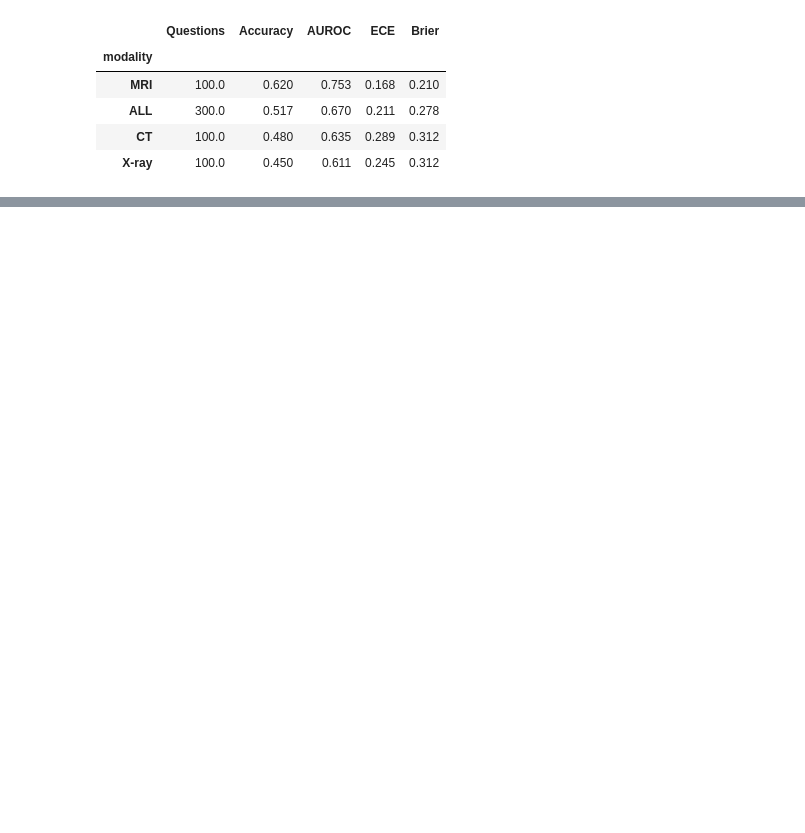
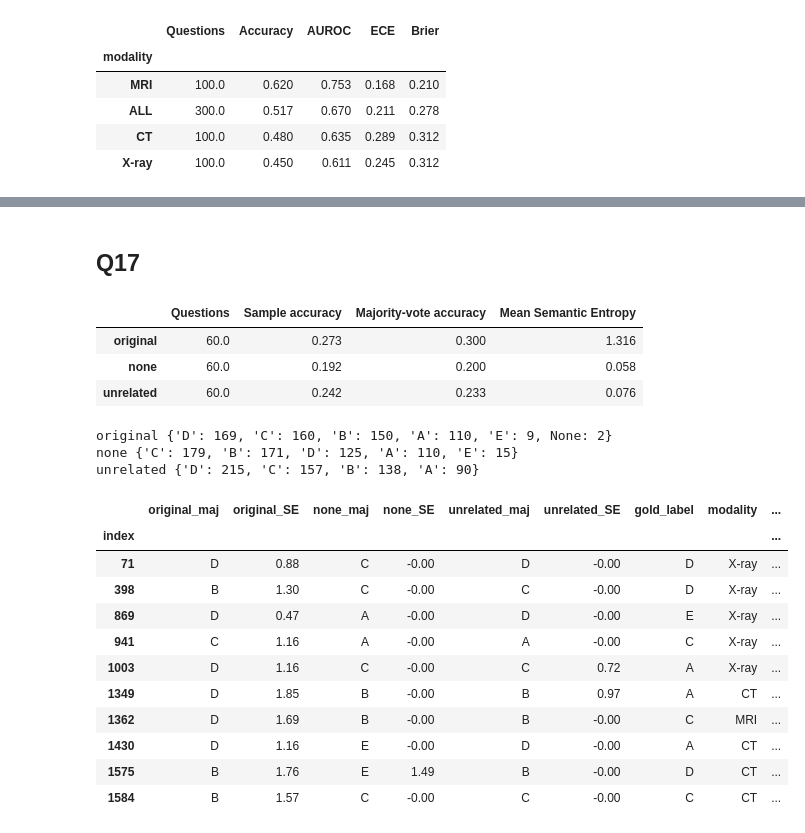
Before and after one commit to JoelvdR/medicalAI, a Jupyter notebook: Group15_[MAM11A_2026]_V&L_Practicum_Uncertainty_Final.ipynb, the cells around one changed output, grey strips where cells are left out. Cells and saved outputs as stored; diff of their text form; code cells hidden in the pictures; blank space fills up the shorter version.

```diff
--- a/Group15_[MAM11A_2026]_V&L_Practicum_Uncertainty_Final.ipynb
+++ b/Group15_[MAM11A_2026]_V&L_Practicum_Uncertainty_Final.ipynb
@@ -2077,18 +1519,0 @@ Unique questions: 50
-# %%
-for condition in conditions:
-    path = os.path.join(DATA_DIR, f"{condition}_responses.tsv")
-    result = pd.read_csv(path, sep="\t")
-
-    print(f"\n{condition}")
-    print("Number of rows:", len(result))
-    print("Number of questions:", result["index"].nunique())
-    print("Missing responses:", result["response"].isna().sum())
-
-    counts = result.groupby("index").size()
-    print("Responses per question:", sorted(counts.unique()))
-
-    print(
-        result[
-            ["index", "options", "gold_label", "response"]
-        ].head(3).to_string(index=False)
-    )
@@ -2505,0 +1639,2 @@ display(results_df.round(4))
+# %% [markdown]
+## Q17
@@ -2505,0 +1707,58 @@ display(results_df.round(4))
+# %%
+import re
+from collections import Counter
+import matplotlib.pyplot as plt
+import os
+
+def parse(r):   # accepts "[A] ...", "A", "A." etc. at the start of the response
+    m = re.match(r"^\s*\[?\s*([A-E])\b", str(r))
+    return m.group(1) if m else None
+
+parts = {name: per_question(d) for name, d in conds.items()}
+
+summary = pd.DataFrame({name: {"Questions": len(t),
+                               "Sample accuracy": t["frac_correct"].mean(),
+                               "Majority-vote accuracy": t["maj_correct"].mean(),
+                               "Mean Semantic Entropy": t["SE"].mean()}
+                        for name, t in parts.items()}).T
+display(summary.round(3))
+
+# Which letters does the model answer with in each condition?
+for name, d in conds.items():
+    print(name, d["response"].apply(parse).value_counts(dropna=False).to_dict())
+
+wide = pd.concat([t[["maj", "SE"]].add_prefix(n + "_") for n, t in parts.items()], axis=1)
+wide = wide.join(orig.groupby("index")[["gold_label", "modality", "question"]].first())
+display(wide[wide["original_maj"] != wide["none_maj"]].round(2).head(10))
+
+for idx in [941, 71, 1584]:
+    r = orig[orig["index"] == idx].iloc[0]
+    print(f"--- Q{idx} | {r['modality']} | gold: {r['gold_label']} ---")
+    print(r["question"]); print(r["options"])
+    print("Unrelated image used:", unrel[unrel["index"] == idx]["other_image"].iloc[0])
+
+    # Use os.path.basename to get only the filename (e.g., '941.jpg')
+    filename = os.path.basename(r["image_path"])
+    img_path = os.path.join("data/images", filename)
+
+    plt.figure(figsize=(3, 3)); plt.imshow(Image.open(img_path), cmap="gray"); plt.axis("off"); plt.show()
+# %% [output]
+|  | Questions | Sample accuracy | Majority-vote accuracy | Mean Semantic Entropy |
+| original | 60.0 | 0.273 | 0.300 | 1.316 |
+| none | 60.0 | 0.192 | 0.200 | 0.058 |
+| unrelated | 60.0 | 0.242 | 0.233 | 0.076 |
+original {'D': 169, 'C': 160, 'B': 150, 'A': 110, 'E': 9, None: 2}
+none {'C': 179, 'B': 171, 'D': 125, 'A': 110, 'E': 15}
+unrelated {'D': 215, 'C': 157, 'B': 138, 'A': 90}
+|  | original_maj | original_SE | none_maj | none_SE | unrelated_maj | unrelated_SE | gold_label | modality | ... |
+| index |  |  |  |  |  |  |  |  | ... |
+| 71 | D | 0.88 | C | -0.00 | D | -0.00 | D | X-ray | ... |
+| 398 | B | 1.30 | C | -0.00 | C | -0.00 | D | X-ray | ... |
+| 869 | D | 0.47 | A | -0.00 | D | -0.00 | E | X-ray | ... |
+| 941 | C | 1.16 | A | -0.00 | A | -0.00 | C | X-ray | ... |
+| 1003 | D | 1.16 | C | -0.00 | C | 0.72 | A | X-ray | ... |
+| 1349 | D | 1.85 | B | -0.00 | B | 0.97 | A | CT | ... |
+| 1362 | D | 1.69 | B | -0.00 | B | -0.00 | C | MRI | ... |
+| 1430 | D | 1.16 | E | -0.00 | D | -0.00 | A | CT | ... |
+| 1575 | B | 1.76 | E | 1.49 | B | -0.00 | D | CT | ... |
+| 1584 | B | 1.57 | C | -0.00 | C | -0.00 | C | CT | ... |
```
Also changed, not shown: parts of 20 cells of this notebook.
